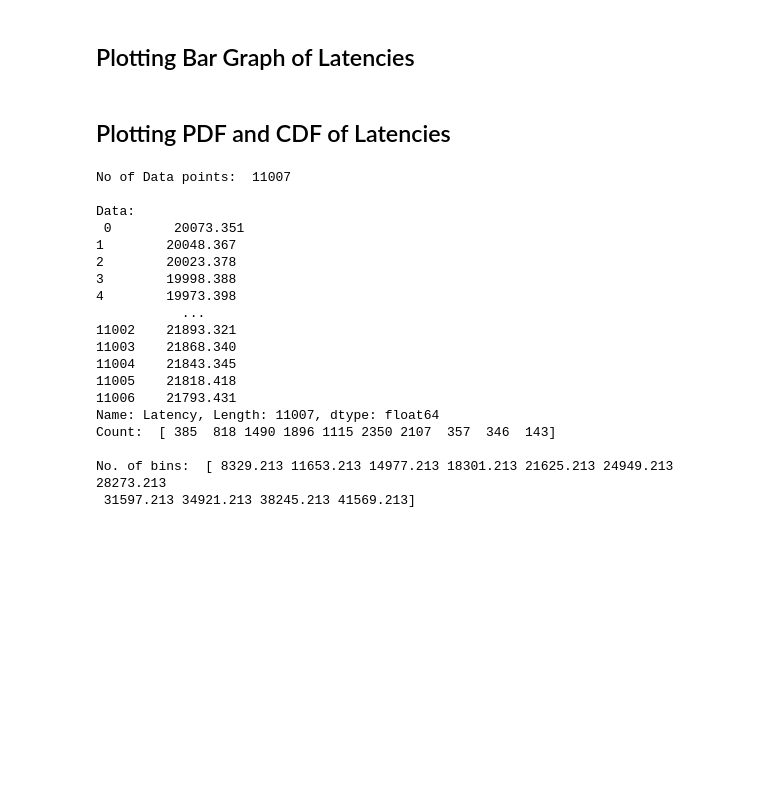
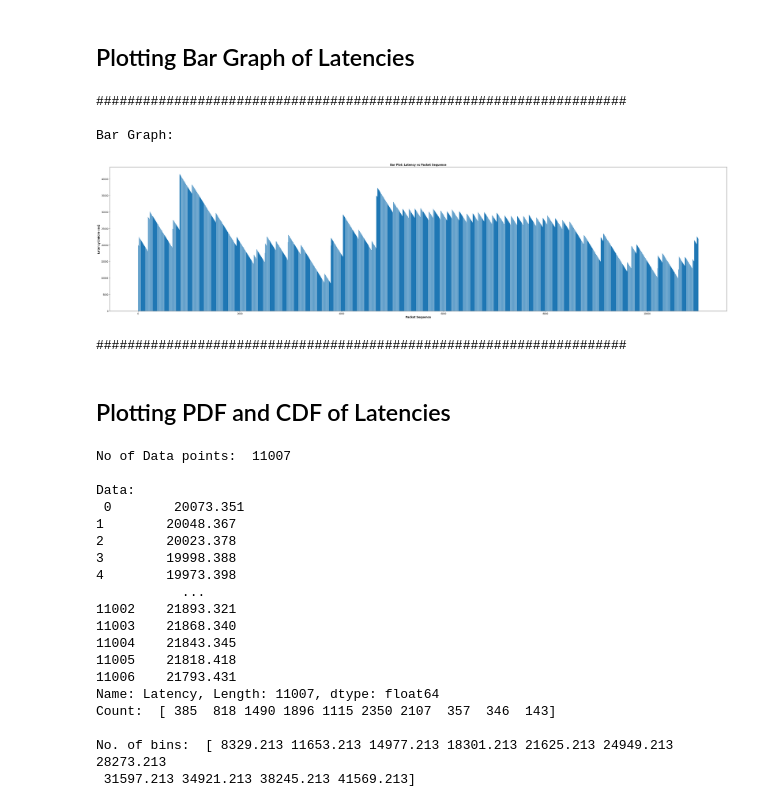
Before and after one commit to Niladri45/github2, a Jupyter notebook: ModelEndToEndSockperf.ipynb, the cells around one changed output. Saved outputs shown, nothing was run; the diff lists cells and outputs as text; code cells hidden in the pictures; blank space fills up the shorter version.

```diff
--- a/ModelEndToEndSockperf.ipynb
+++ b/ModelEndToEndSockperf.ipynb
@@ -56,21 +62,25 @@ plt.show()
 # %% [markdown]
 ## Plotting Bar Graph of Latencies
 # %%
-print("####################################################################\n")
-
 print("####################################################################\n")
 print("Bar Graph:\n")
 plt.bar(df.PacketSequence, df.Latency)
-plt.title("Bar Plot: Latency vs Packet Sequence")
-plt.xlabel('Packet Sequence')
-plt.ylabel('Latency(micro-sec)')
+plt.title("Bar Plot: Latency vs Packet Sequence", fontsize='large', fontweight='bold')
+plt.xlabel('Packet Sequence', fontsize='large', fontweight='bold')
+plt.ylabel('Latency [micro-sec]', fontsize='large', fontweight='bold')
 fig2 = plt.gcf()
-fig2.set_size_inches(20, 12, forward=True)
+fig2.set_size_inches(100, 12, forward=True)
 plt.show()
 print("####################################################################\n")
 
 # Saving the plot in mentoned file path
 # fig1.savefig('./plots/LineGraph-PingLatencyVSICMPSequence.png', dpi=100, facecolor='white', transparent=False)
+# %% [output]
+####################################################################
+
+Bar Graph:
+[figure, added]
+####################################################################
 # %% [markdown]
 ## Plotting PDF and CDF of Latencies
 # %%
```
Also changed, not shown: parts of 3 cells of this notebook.
